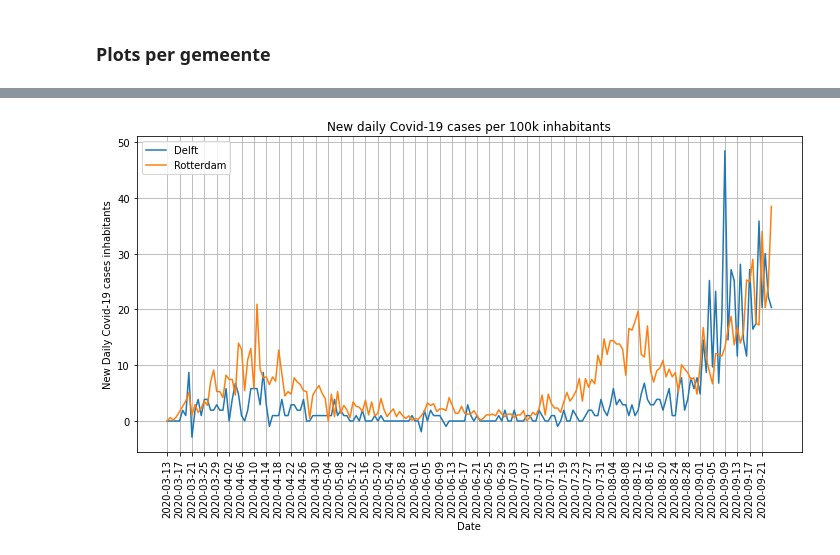
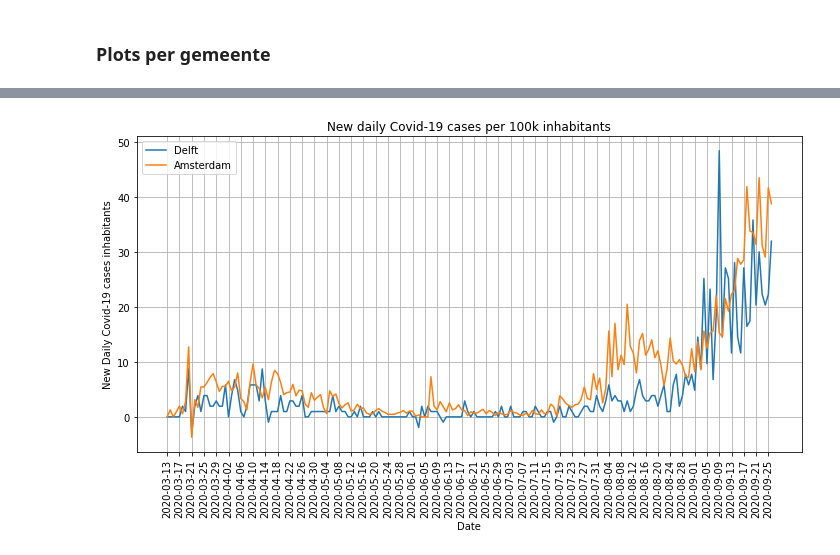
Before and after one commit to tom-py/covid-19_cases_netherlands, a Jupyter notebook: Covid-19_cases_per_city_Netherlands.ipynb, the cells around one changed output, grey strips where cells are left out. Drawn from its saved outputs; the diff is of its cells as text; code cells hidden in the pictures.

```diff
--- a/Covid-19_cases_per_city_Netherlands.ipynb
+++ b/Covid-19_cases_per_city_Netherlands.ipynb
@@ -160,19 +199,20 @@ plt.tight_layout()
 # %%
 plt.figure(figsize=(10,6))
 
 plot_city('Delft',df,population,'New_cases',True)
-plot_city('Rotterdam',df,population,'New_cases',True)
+#plot_city('Nijmegen',df,population,'New_cases',True)
+plot_city('Amsterdam',df,population,'New_cases',True)
 
 plt.xticks(rotation=90)
 plt.xticks(np.arange(0, days,4))
 plt.legend()
 plt.title('New daily Covid-19 cases per 100k inhabitants')
 plt.xlabel('Date')
 plt.ylabel('New Daily Covid-19 cases inhabitants')
 plt.grid()
 plt.tight_layout()
 # %% [output]
-[figure, old version]
+[figure, new version]
 # %%
 plt.figure(figsize=(10,6))
 
```
Also changed, not shown: parts of 8 cells of this notebook.
